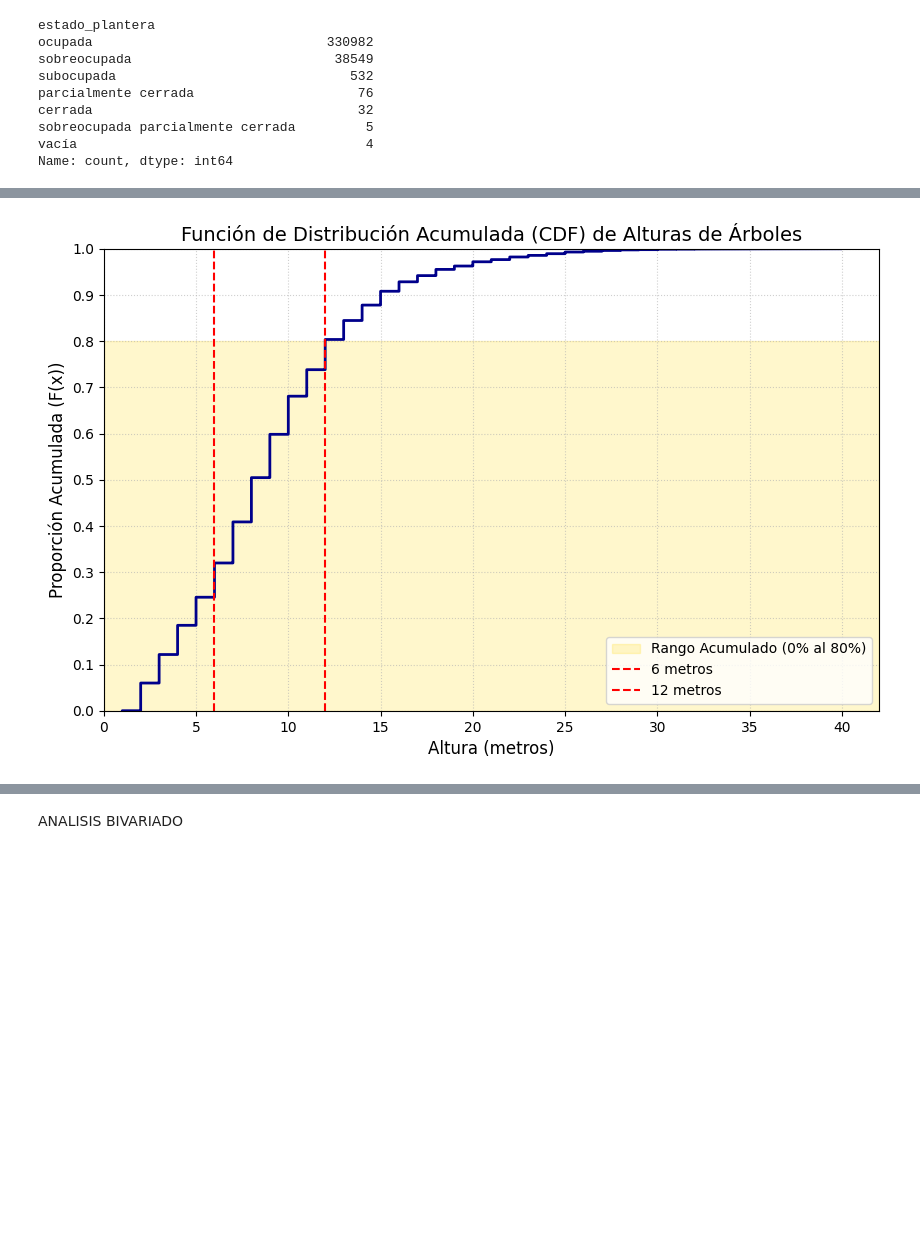
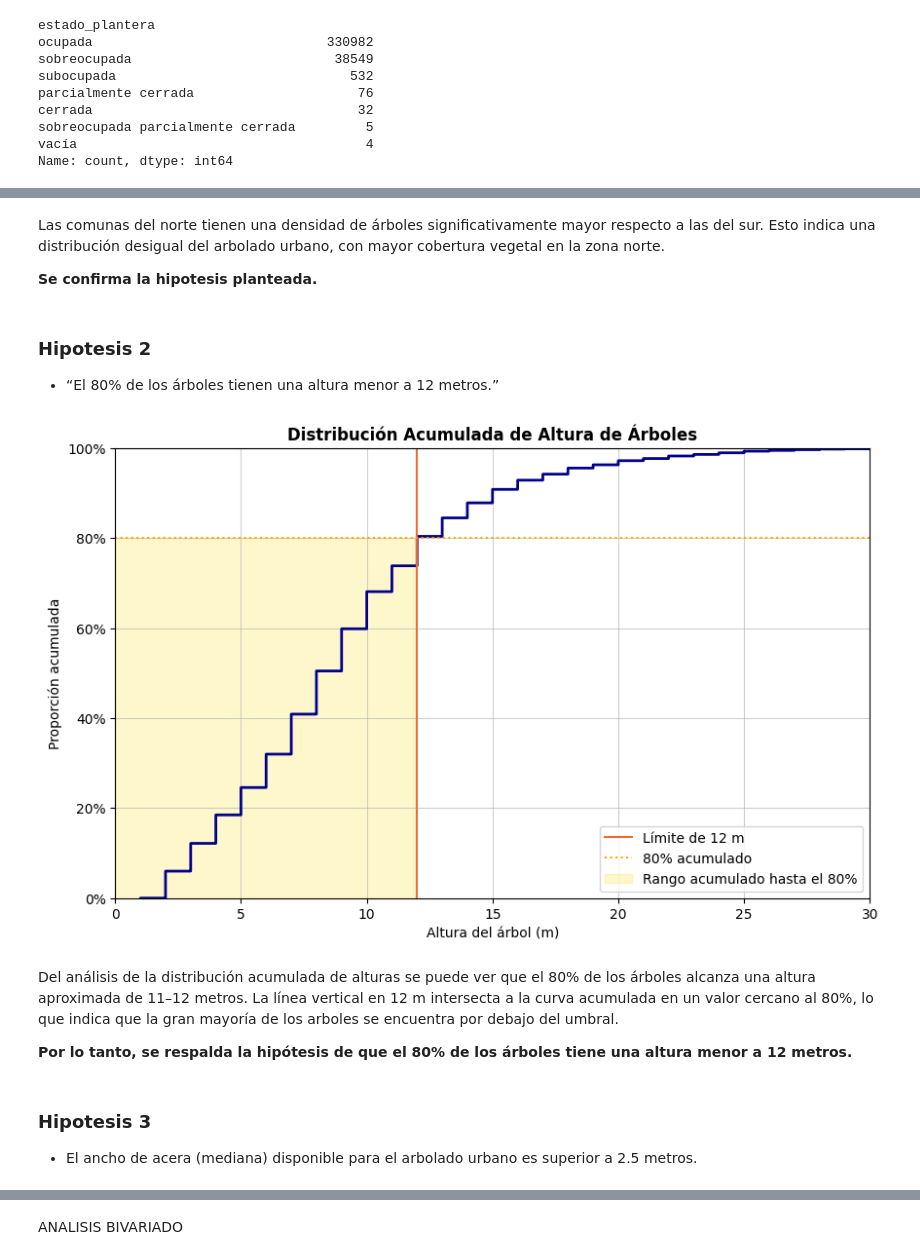
Before and after one commit to valentinabulat/TPFundamentos, a Jupyter notebook: Grupo10-TpeFundamentos.ipynb, the cells around one changed output, grey strips where cells are left out. Cells and saved outputs as stored; diff of their text form; code cells hidden in the pictures; blank space fills up the shorter version.

```diff
--- a/Grupo10-TpeFundamentos.ipynb
+++ b/Grupo10-TpeFundamentos.ipynb
@@ -331,39 +291,70 @@ plt.show()"""
+# %% [markdown]
+Las comunas del norte tienen una densidad de árboles significativamente mayor respecto a las del sur.
+Esto indica una distribución desigual del arbolado urbano, con mayor cobertura vegetal en la zona norte.
+
+**Se confirma la hipotesis planteada.**
+# %% [markdown]
+### Hipotesis 2
+- “El 80% de los árboles tienen una altura menor a  12 metros.”
 # %%
-limite_inferior = 6
 limite_superior = 12
 proporcion_hipotesis = 0.80
 
+# Cálculo del percentil 80 real
+altura_p80 = np.percentile(copiaDataset["altura_arbol"].dropna(), 80)
+
 plt.figure(figsize=(10, 6))
 
-# 1. Crear el Gráfico de Distribución Acumulada (CDF)
+# crear el Gráfico de Distribución Acumulada (CDF)
 sns.ecdfplot(data=copiaDataset, x='altura_arbol', color='darkblue', linewidth=2)
 
 # 2. Resaltar la Hipótesis del 80% (Eje Y)
 # La franja va desde 0% hasta el 80%
+"""
 plt.axhspan(
     ymin=0,
     ymax=proporcion_hipotesis,
     color='gold',
     alpha=0.2,
     label=f'Rango Acumulado (0% al {proporcion_hipotesis*100:.0f}%)'
 )
+"""
+# Marcar los Límites de la Hipótesis (Eje X, 12 mt)
+plt.axvline(x=limite_superior, color="#EA6C36", linestyle='-', linewidth=1.5, label='Límite de 12 m')
+# marca los porcentaje en eje Y
+plt.gca().yaxis.set_major_formatter(PercentFormatter(1))  # "1" indica que el máximo es 1.0 (100%)
 
-# 3. Marcar los Límites de la Hipótesis (Eje X)
-# Marcamos 6m y 12m, donde el 80% debería estar contenido
-plt.axvline(x=limite_inferior, color='red', linestyle='--', label='6 metros')
-plt.axvline(x=limite_superior, color='red', linestyle='--', label='12 metros')
+plt.axhline(0.8, color="orange", linestyle=":", label="80% acumulado")
+# VER SI AGREGAR O NO linea horz en 80porc
 
+# Sombrear SOLO hasta el percentil 80
+plt.axvspan(
+    xmin=0,
+    xmax=altura_p80,
+    ymin=0,
+    ymax=proporcion_hipotesis,
+    color='gold',
+    alpha=0.20,
+    label='Rango acumulado hasta el 80%'
+)
+#  Ajustar eje X para evitar demasiado espacio
+plt.xlim(0, max(30, altura_p80 + 5))
 
-# 4. Personalizar y Mostrar el Gráfico
-plt.title('Función de Distribución Acumulada (CDF) de Alturas de Árboles', fontsize=14)
-plt.xlabel('Altura (metros)', fontsize=12)
-plt.ylabel('Proporción Acumulada (F(x))', fontsize=12)
-plt.yticks(np.arange(0, 1.1, 0.1)) # Marcas en el eje Y cada 10%
-plt.grid(True, linestyle=':', alpha=0.6)
+# Etiquetas y título
+plt.title("Distribución Acumulada de Altura de Árboles", fontsize=12, fontweight="bold")
+plt.xlabel("Altura del árbol (m)")
+plt.ylabel("Proporción acumulada")
 plt.legend(loc='lower right')
-plt.xlim(0, copiaDataset["altura_arbol"].max() + 2) # Ajustar el eje X para una mejor visualización
+plt.grid(True, linestyle='-', alpha=0.6)
 
 plt.show()
 # %% [output]
-[figure, old version]
+[figure, new version]
+# %% [markdown]
+Del análisis de la distribución acumulada de alturas se puede ver que el 80% de los árboles alcanza una altura aproximada de 11–12 metros. La línea vertical en 12 m intersecta a la curva acumulada en un valor cercano al 80%, lo que indica que la gran mayoría de los arboles se encuentra por debajo del umbral.
+
+**Por lo tanto, se respalda la hipótesis de que el 80% de los árboles tiene una altura menor a 12 metros.**
+# %% [markdown]
+### Hipotesis 3
+- El ancho de acera (mediana) disponible para el arbolado urbano es superior a 2.5 metros.
 # %%
```
Also changed, not shown: parts of 9 cells of this notebook.
